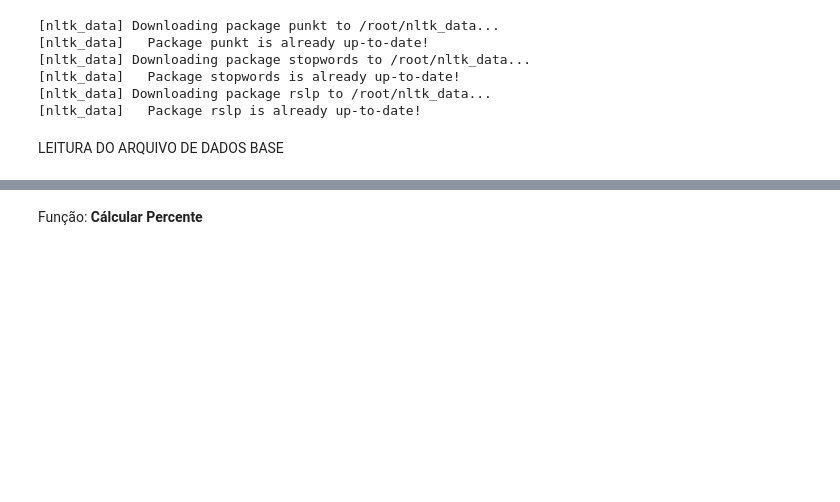
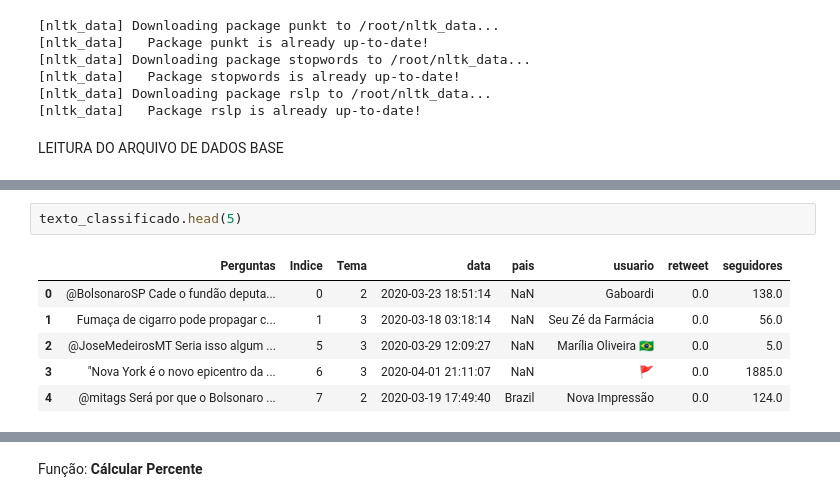
Before and after one commit to pauloigorms/covid-twitter-pecd, a Jupyter notebook: Programacao_Ciencia_Dados.ipynb, the cells around one changed output, grey strips where cells are left out. Saved outputs shown, nothing was run; the diff lists cells and outputs as text; blank space fills up the shorter version.

```diff
--- a/Programacao_Ciencia_Dados.ipynb
+++ b/Programacao_Ciencia_Dados.ipynb
@@ -104,0 +299,9 @@ Mounted at /content/drive
+# %%
+texto_classificado.head(5)
+# %% [output]
+|  | Perguntas | Indice | Tema | data | pais | usuario | retweet | seguidores |
+| 0 | @BolsonaroSP Cade o fundão deputa... | 0 | 2 | 2020-03-23 18:51:14 | NaN | Gaboardi | 0.0 | 138.0 |
+| 1 | Fumaça de cigarro pode propagar c... | 1 | 3 | 2020-03-18 03:18:14 | NaN | Seu Zé da Farmácia | 0.0 | 56.0 |
+| 2 | @JoseMedeirosMT Seria isso algum ... | 5 | 3 | 2020-03-29 12:09:27 | NaN | Marília Oliveira 🇧🇷 | 0.0 | 5.0 |
+| 3 | "Nova York é o novo epicentro da ... | 6 | 3 | 2020-04-01 21:11:07 | NaN | 🚩 | 0.0 | 1885.0 |
+| 4 | @mitags Será por que o Bolsonaro ... | 7 | 2 | 2020-03-19 17:49:40 | Brazil | Nova Impressão | 0.0 | 124.0 |
```
Also changed, not shown: parts of 89 cells of this notebook.
